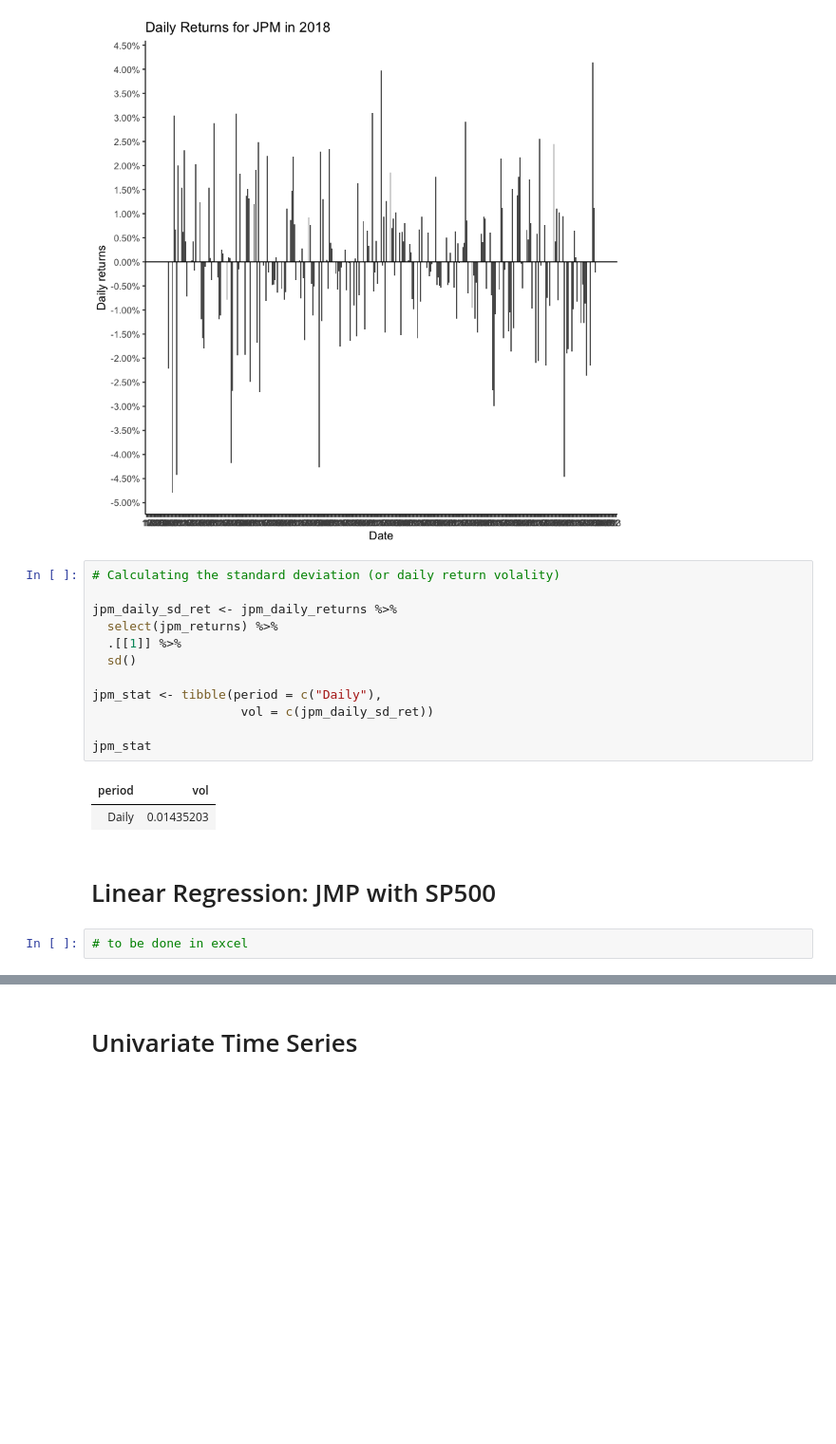
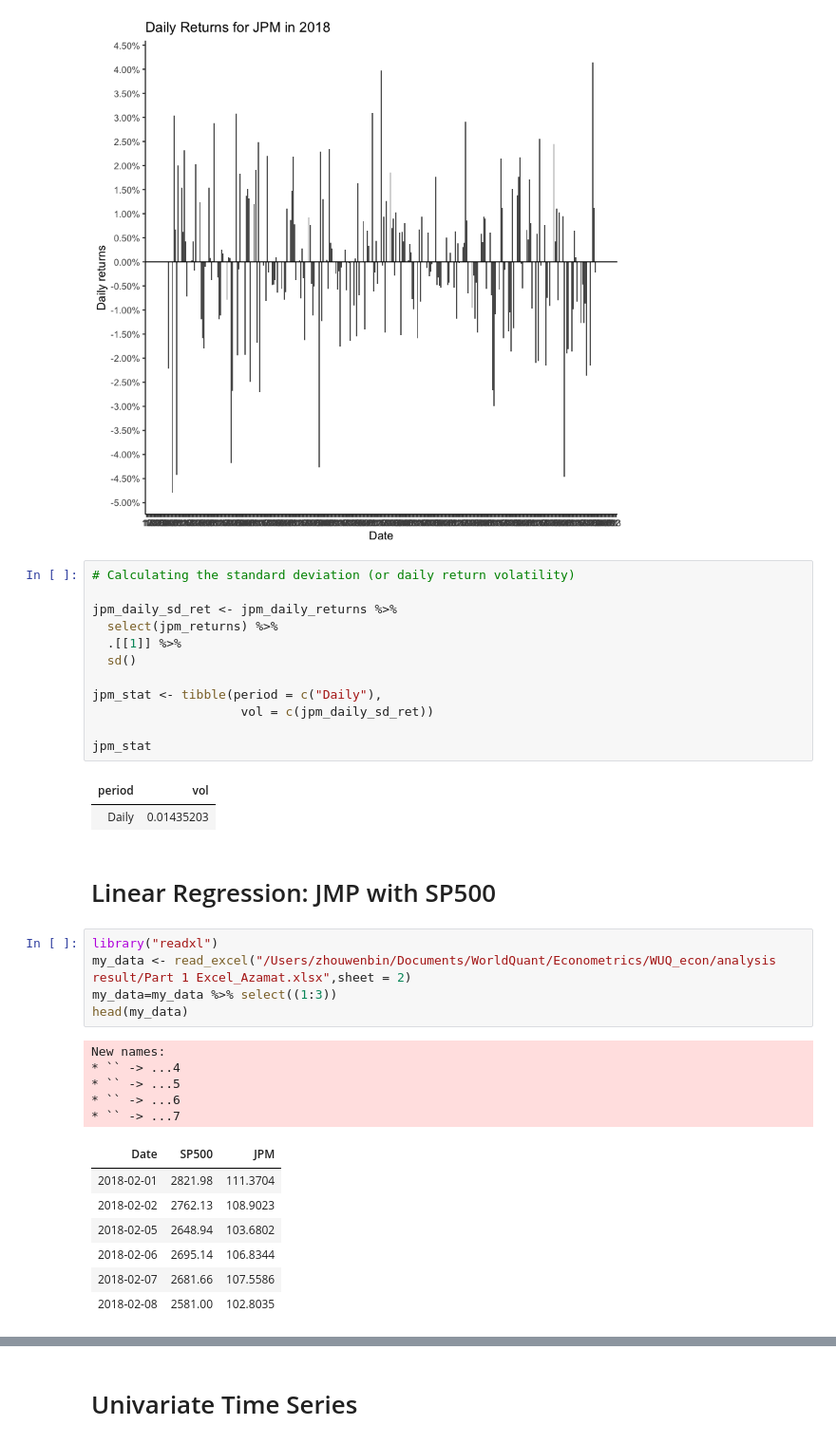
Before and after one commit to zhou-wenbin/WUQ_econ, a Jupyter notebook: analysis result/Submission 1_zhou_add.ipynb, the cells around one changed output, grey strips where cells are left out. Shown at 95% size. Cells and saved outputs as stored; diff of their text form; blank space fills up the shorter version.

```diff
--- a/analysis result/Submission 1_zhou_add.ipynb
+++ b/analysis result/Submission 1_zhou_add.ipynb
@@ -91,7 +91,7 @@ scale_x_date(date_breaks = "days", date_labels = "%d")
 # %% [output]
 [figure]
 # %%
-# Calculating the standard deviation (or daily return volality)
+# Calculating the standard deviation (or daily return volatility)
 
 jpm_daily_sd_ret <- jpm_daily_returns %>%
   select(jpm_returns) %>%
@@ -107,5 +107,21 @@ jpm_stat
 | Daily | 0.01435203 |
 # %% [markdown]
 # Linear Regression: JMP with SP500
-# %%
-# to be done in excel
+# %%
+library("readxl")
+my_data <- read_excel("/Users/zhouwenbin/Documents/WorldQuant/Econometrics/WUQ_econ/analysis result/Part 1 Excel_Azamat.xlsx",sheet = 2)
+my_data=my_data %>% select((1:3))
+head(my_data)
+# %% [output]
+New names:
+* `` -> ...4
+* `` -> ...5
+* `` -> ...6
+* `` -> ...7
+| Date | SP500 | JPM |
+| 2018-02-01 | 2821.98 | 111.3704 |
+| 2018-02-02 | 2762.13 | 108.9023 |
+| 2018-02-05 | 2648.94 | 103.6802 |
+| 2018-02-06 | 2695.14 | 106.8344 |
+| 2018-02-07 | 2681.66 | 107.5586 |
+| 2018-02-08 | 2581.00 | 102.8035 |
```
Also changed, not shown: parts of 3 cells of this notebook, 1 other file.
